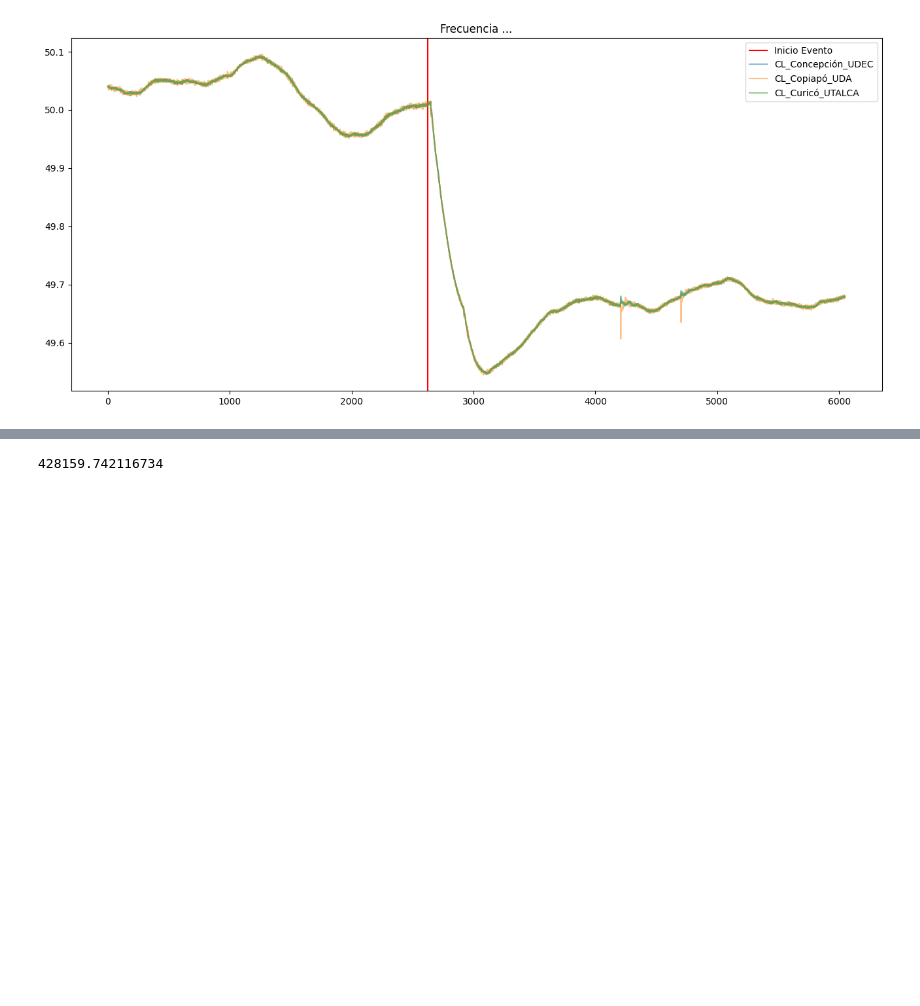
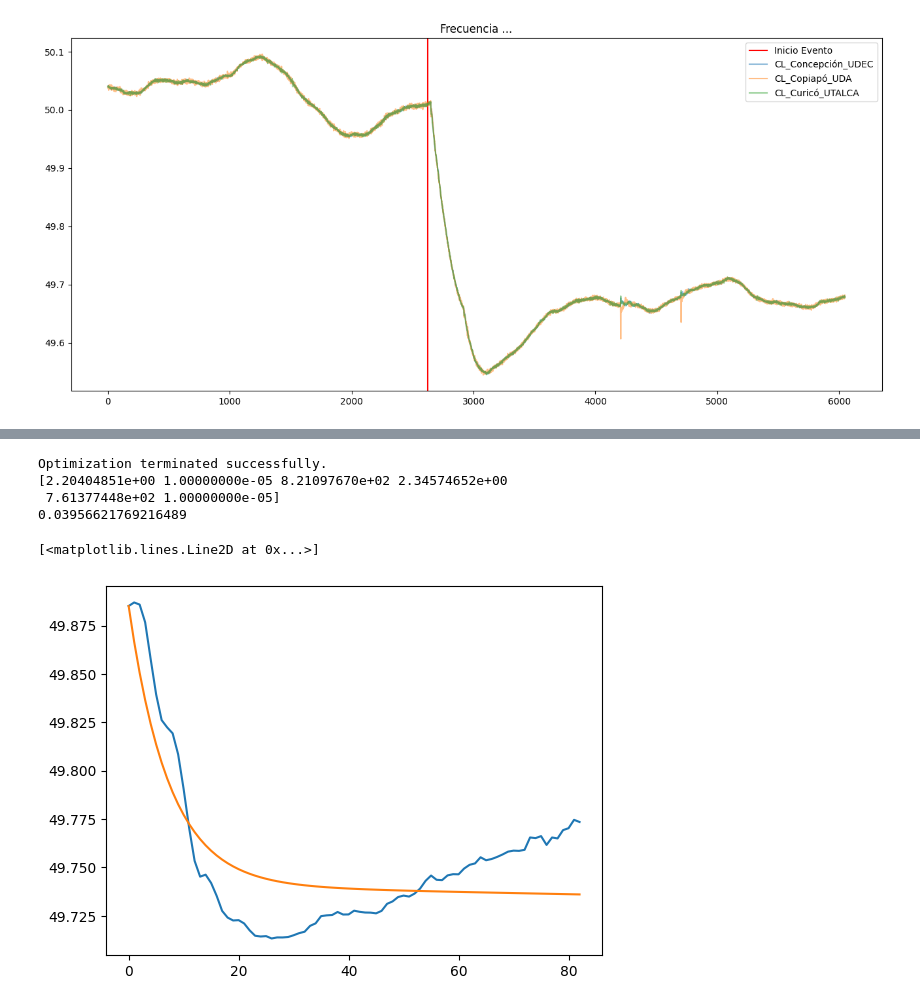
Before and after one commit to JoFeG/Differential-Evolution-Frequency-Model-Fitting, a Jupyter notebook: Example.ipynb, the cells around one changed output, grey strips where cells are left out. Saved outputs shown, nothing was run; the diff lists cells and outputs as text; code cells hidden in the pictures; blank space fills up the shorter version.

```diff
--- a/Example.ipynb
+++ b/Example.ipynb
@@ -63,29 +22,3 @@ plt.plot(sim_time,sim[1])
-# %%
-# Ejemplo uso objective_function
-from src.objective_function import objective_function
-
-Kd = 1.479
-K = 5.105
-Ta = 0.0001
-Tb = 0.0001
-Tc = 7.652
-Td = 1.977
-params = [Ta,Tb,Tc,Td,K,Kd]
-
-model =1
-Ts = 0.1
-
-input_path = "./data/test/2023_02_13-14_08_10_Sampling_100ms.csv"
-df = pd.read_csv(input_path)
-event_freq = df["Frecuencia [Hz]"][df["Evento"]==1].to_numpy()
-
-P0 = df["Potencia [MW]"][0]/1000
-
-args = (model, Ts, P0, event_freq)
-
-objective_function(params, args)
-# %% [output]
-428159.742116734
 # %%
 ## EJemplo uso scipy.optimize.differential_evolution
 from src.sampler import sampler
@@ -108,5 +43,29 @@ bounds = [(0.00001, 50) for i in range(6)]
 arguments = (model, Ts, P0, event_freq)
 result = differential_evolution(objective_function, bounds, args=(arguments,))
+# %%
+print(result.message)
+print(result.x)
+print(result.fun)
+from src.objective_function import modelo_1
+
+
+sys = modelo_1(result.x, Ts)
+
+sim_power = P0 * np.repeat(1, event_freq.shape)
+sim = signal.dlsim(sys, sim_power, x0 = event_freq[0])
+sim_freq = sim[1].ravel()
+
+ssd = np.sum((sim_freq - event_freq)**2)
+
+plt.plot(event_freq)
+plt.plot(sim_freq)
+# %% [output]
+Optimization terminated successfully.
+[2.20404851e+00 1.00000000e-05 8.21097670e+02 2.34574652e+00
+ 7.61377448e+02 1.00000000e-05]
+0.03956621769216489
+[<matplotlib.lines.Line2D at 0x...>]
+[figure, added]
 # %%
 from src.objective_function import modelo_1
 
```
Also changed, not shown: parts of 6 cells of this notebook, 2 other files.
